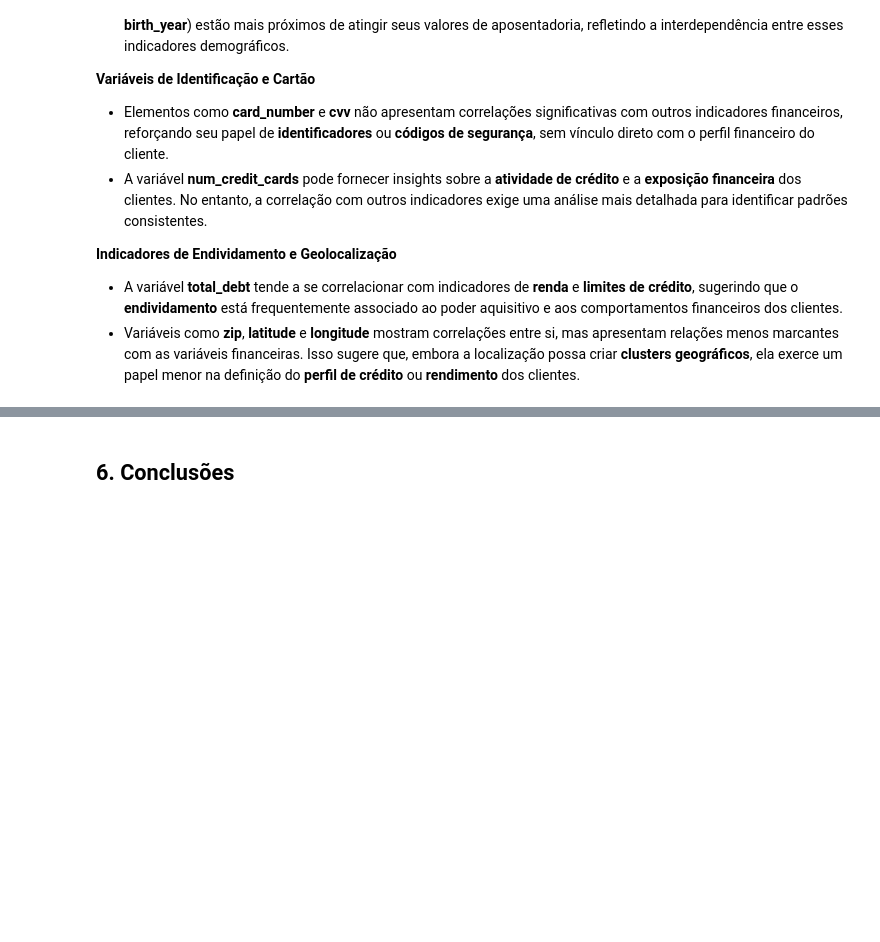
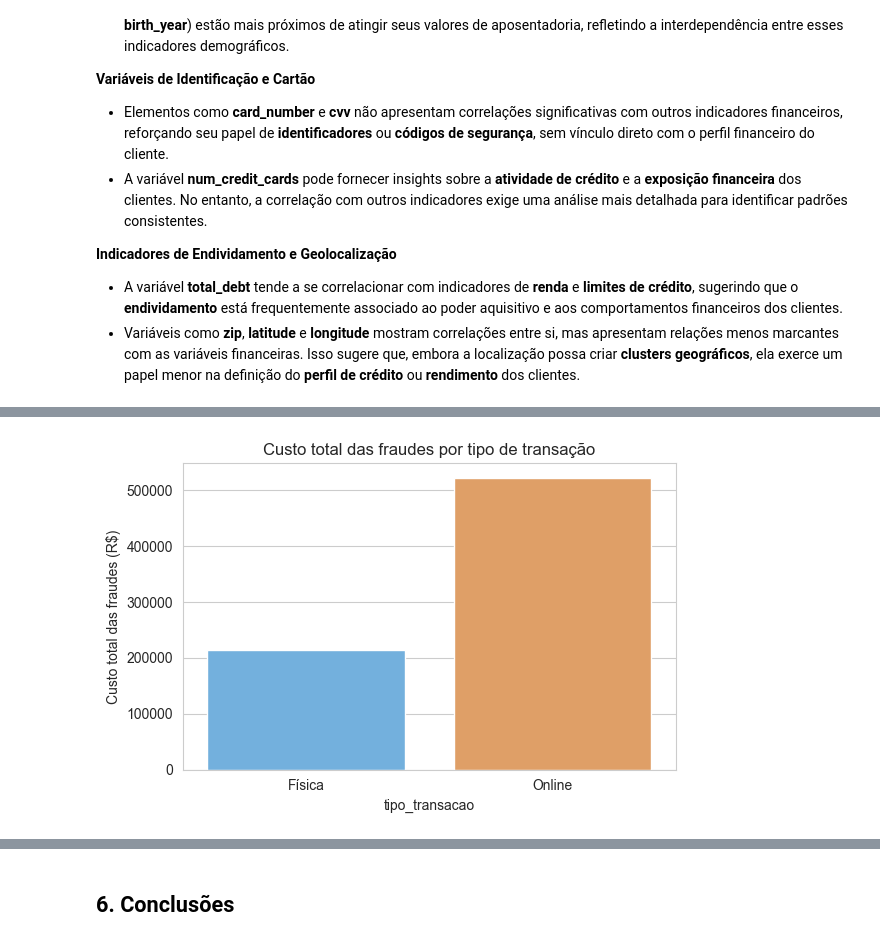
Before and after one commit to emso-exe/Deteccao_de_fraude_em_transacoes_financeiras, a Jupyter notebook: 001_analise_exploratoria.ipynb, the cells around one changed output, grey strips where cells are left out. Cells and saved outputs as stored; diff of their text form; code cells hidden in the pictures; blank space fills up the shorter version.

```diff
--- a/001_analise_exploratoria.ipynb
+++ b/001_analise_exploratoria.ipynb
@@ -1808,0 +1812,30 @@ plt.show()
+# %%
+# Preparando os dados para análise de custos
+df_train_val['is_fraud_num'] = df_train_val['is_fraud'].map({'Yes': 1, 'No': 0})
+df_train_val['amount'] = pd.to_numeric(df_train_val['amount'], errors='coerce')
+
+# Filtrando as transações fraudulentas
+fraudes = df_train_val[df_train_val['is_fraud_num'] == 1]
+
+# Agrupar os tipos físicos e online
+df_train_val['tipo_transacao'] = df_train_val['use_chip'].replace({
+    'Chip Transaction': 'Física',
+    'Swipe Transaction': 'Física',
+    'Online Transaction': 'Online'
+})
+
+# Agrupar os tipos físicos e online nas fraudes
+fraudes['tipo_transacao'] = fraudes['use_chip'].replace({
+    'Chip Transaction': 'Física',
+    'Swipe Transaction': 'Física',
+    'Online Transaction': 'Online'
+})
+
+# Cálculo de custos
+custo_total = fraudes.groupby('tipo_transacao')['amount'].sum()
+qtd_fraudes = fraudes['tipo_transacao'].value_counts()
+media_fraude = fraudes.groupby('tipo_transacao')['amount'].mean()
+
+print(f'\nCusto total por tipo de transação:\n{custo_total}\n')
+print(f'Quantidade de fraudes por tipo de transação:\n{qtd_fraudes}\n')
+print(f'Média de fraude por tipo de transação:\n{media_fraude}\n')
@@ -1808,0 +1860,9 @@ plt.show()
+# %%
+plt.figure(figsize=(6,4))
+sns.barplot(x=custo_total.index, y=custo_total.values, palette=['#61b3ef','#f39e53'])
+plt.ylabel('Custo total das fraudes (R$)')
+plt.title('Custo total das fraudes por tipo de transação')
+plt.tight_layout()
+plt.show()
+# %% [output]
+[figure, added]
```
Also changed, not shown: parts of 6 cells of this notebook.
